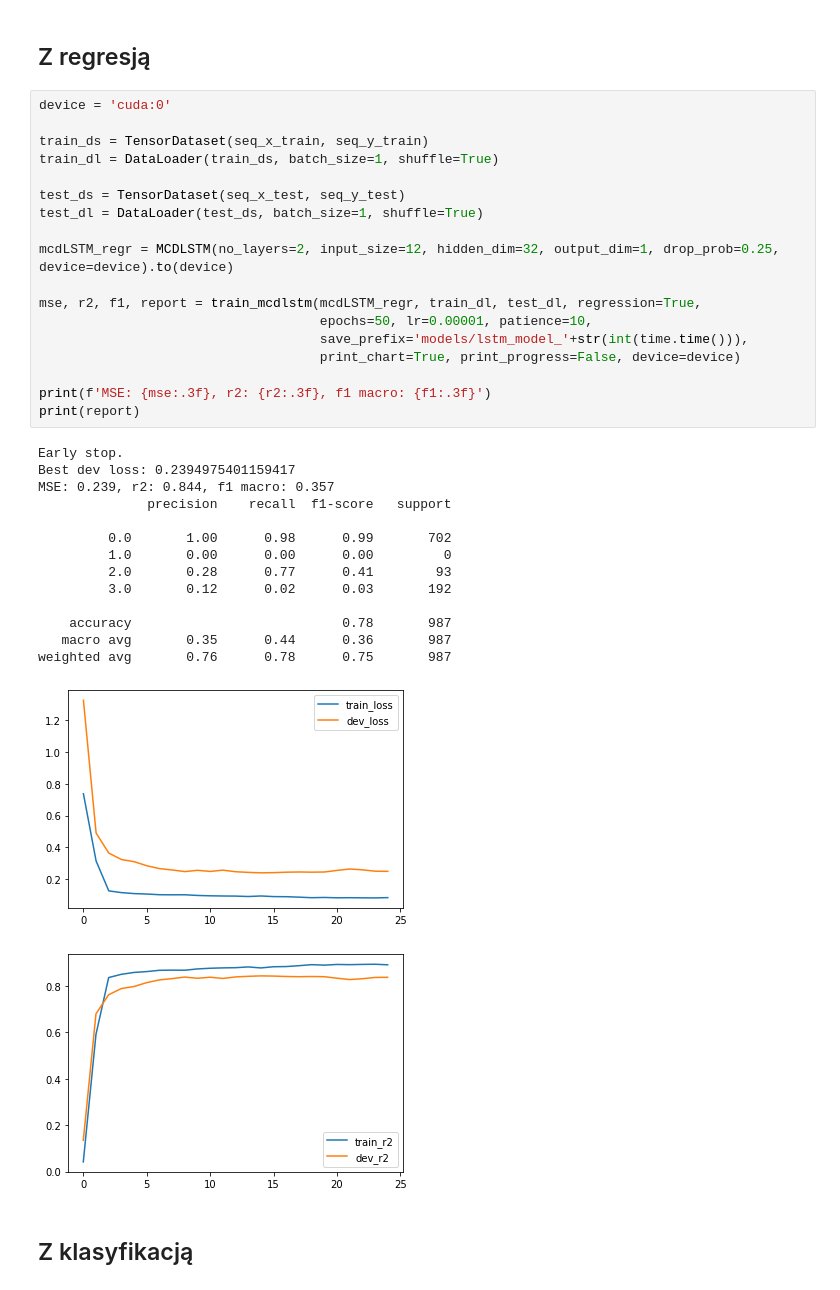
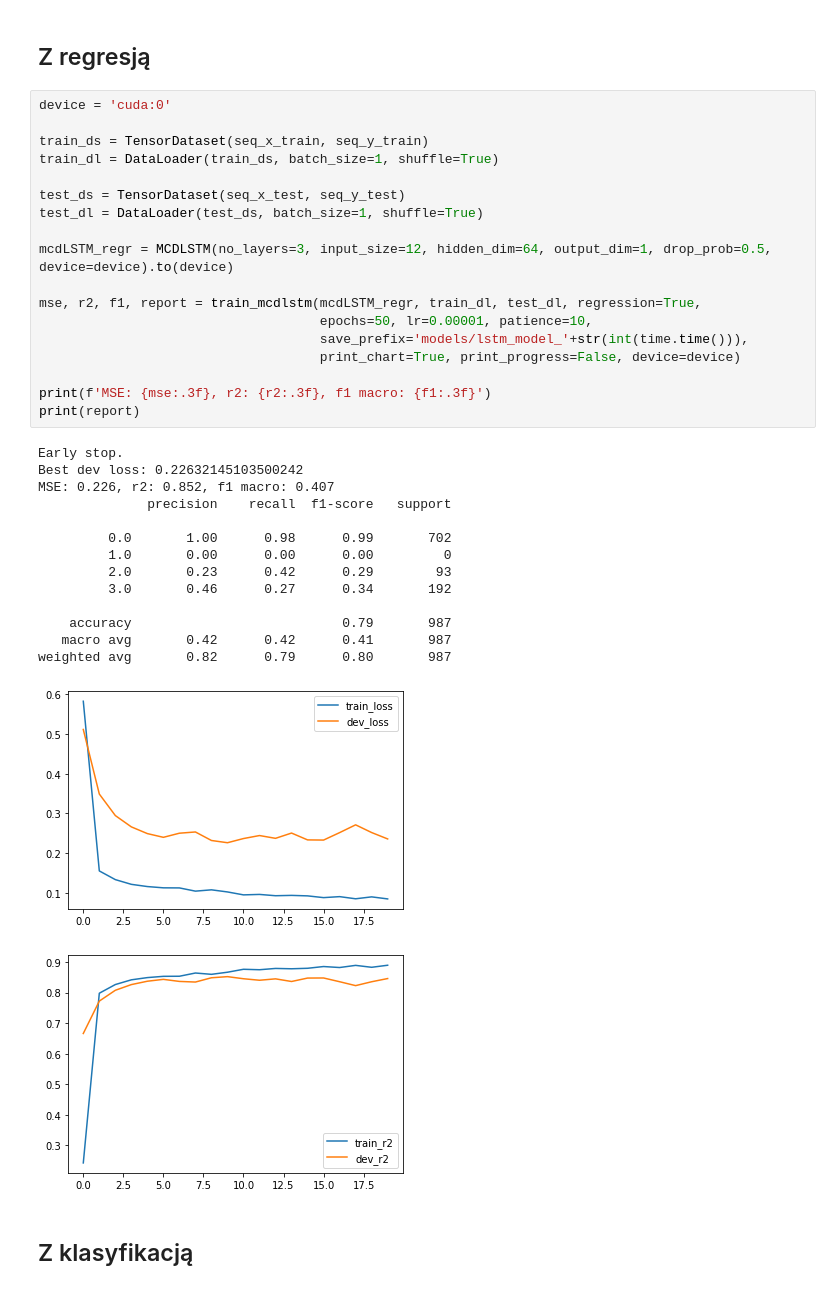
Before and after one commit to tomdrozdz/pgm-project, a Jupyter notebook: lstm.ipynb, the cells around one changed output. Drawn from its saved outputs; the diff is of its cells as text.

```diff
--- a/lstm.ipynb
+++ b/lstm.ipynb
@@ -32,37 +30,37 @@ seq_dataset = batch_dataset(dataset, sequence_length=10, overlap_series=True)
 # %%
 device = 'cuda:0'
 
 train_ds = TensorDataset(seq_x_train, seq_y_train)
 train_dl = DataLoader(train_ds, batch_size=1, shuffle=True)
 
 test_ds = TensorDataset(seq_x_test, seq_y_test)
 test_dl = DataLoader(test_ds, batch_size=1, shuffle=True)
 
-mcdLSTM_regr = MCDLSTM(no_layers=2, input_size=12, hidden_dim=32, output_dim=1, drop_prob=0.25, device=device).to(device)
+mcdLSTM_regr = MCDLSTM(no_layers=3, input_size=12, hidden_dim=64, output_dim=1, drop_prob=0.5, device=device).to(device)
 
 mse, r2, f1, report = train_mcdlstm(mcdLSTM_regr, train_dl, test_dl, regression=True,
                                     epochs=50, lr=0.00001, patience=10,
                                     save_prefix='models/lstm_model_'+str(int(time.time())),
                                     print_chart=True, print_progress=False, device=device)
 
 print(f'MSE: {mse:.3f}, r2: {r2:.3f}, f1 macro: {f1:.3f}')
 print(report)
 # %% [output]
 Early stop.
-Best dev loss: 0.2394975401159417
-MSE: 0.239, r2: 0.844, f1 macro: 0.357
+Best dev loss: 0.22632145103500242
+MSE: 0.226, r2: 0.852, f1 macro: 0.407
               precision    recall  f1-score   support
 
          0.0       1.00      0.98      0.99       702
          1.0       0.00      0.00      0.00         0
-         2.0       0.28      0.77      0.41        93
-         3.0       0.12      0.02      0.03       192
+         2.0       0.23      0.42      0.29        93
+         3.0       0.46      0.27      0.34       192
 
-    accuracy                           0.78       987
-   macro avg       0.35      0.44      0.36       987
-weighted avg       0.76      0.78      0.75       987
+    accuracy                           0.79       987
+   macro avg       0.42      0.42      0.41       987
+weighted avg       0.82      0.79      0.80       987
-[figure, old version]
+[figure, new version]
-[figure, old version]
+[figure, new version]
 # %% [markdown]
 ## Z klasyfikacją
 # %%
```
Also changed, not shown: parts of 6 cells of this notebook, 1 other file.
